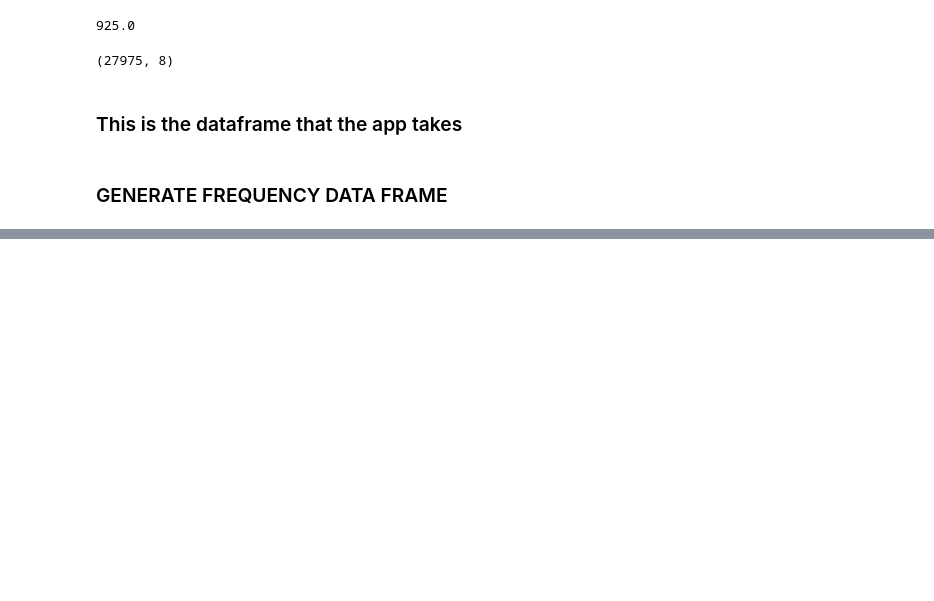
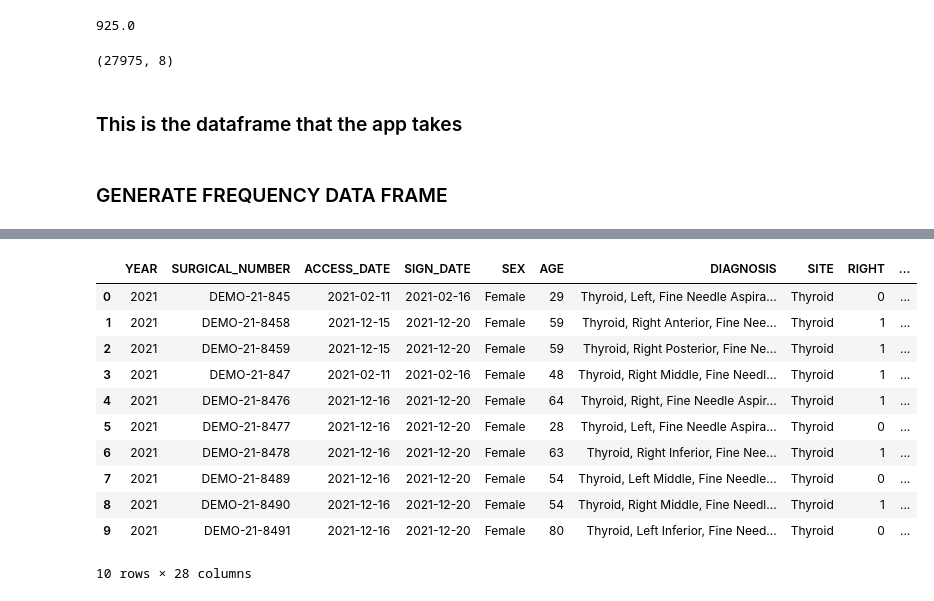
Before and after one commit to mathmax-team/USCAP_Thyroid, a Jupyter notebook: data_generator.ipynb, the cells around one changed output, grey strips where cells are left out. Cells and saved outputs as stored; diff of their text form; code cells hidden in the pictures; blank space fills up the shorter version.

```diff
--- a/data_generator.ipynb
+++ b/data_generator.ipynb
@@ -137,0 +142,2 @@ Frequency_df=make_frequency_df(Records_df)
+# %%
+df=pd.read_excel("data/USCAP.xlsx")
@@ -137,0 +323,15 @@ Frequency_df=make_frequency_df(Records_df)
+# %%
+df.head(10)
+# %% [output]
+|  | YEAR | SURGICAL_NUMBER | ACCESS_DATE | SIGN_DATE | SEX | AGE | DIAGNOSIS | SITE | RIGHT | ... |
+| 0 | 2021 | DEMO-21-845 | 2021-02-11 | 2021-02-16 | Female | 29 | Thyroid, Left, Fine Needle Aspira... | Thyroid | 0 | ... |
+| 1 | 2021 | DEMO-21-8458 | 2021-12-15 | 2021-12-20 | Female | 59 | Thyroid, Right Anterior, Fine Nee... | Thyroid | 1 | ... |
+| 2 | 2021 | DEMO-21-8459 | 2021-12-15 | 2021-12-20 | Female | 59 | Thyroid, Right Posterior, Fine Ne... | Thyroid | 1 | ... |
+| 3 | 2021 | DEMO-21-847 | 2021-02-11 | 2021-02-16 | Female | 48 | Thyroid, Right Middle, Fine Needl... | Thyroid | 1 | ... |
+| 4 | 2021 | DEMO-21-8476 | 2021-12-16 | 2021-12-20 | Female | 64 | Thyroid, Right, Fine Needle Aspir... | Thyroid | 1 | ... |
+| 5 | 2021 | DEMO-21-8477 | 2021-12-16 | 2021-12-20 | Female | 28 | Thyroid, Left, Fine Needle Aspira... | Thyroid | 0 | ... |
+| 6 | 2021 | DEMO-21-8478 | 2021-12-16 | 2021-12-20 | Female | 63 | Thyroid, Right Inferior, Fine Nee... | Thyroid | 1 | ... |
+| 7 | 2021 | DEMO-21-8489 | 2021-12-16 | 2021-12-20 | Female | 54 | Thyroid, Left Middle, Fine Needle... | Thyroid | 0 | ... |
+| 8 | 2021 | DEMO-21-8490 | 2021-12-16 | 2021-12-20 | Female | 54 | Thyroid, Right Middle, Fine Needl... | Thyroid | 1 | ... |
+| 9 | 2021 | DEMO-21-8491 | 2021-12-16 | 2021-12-20 | Female | 80 | Thyroid, Left Inferior, Fine Need... | Thyroid | 0 | ... |
+10 rows × 28 columns
```
Also changed, not shown: parts of 34 cells of this notebook, 2 other files.
